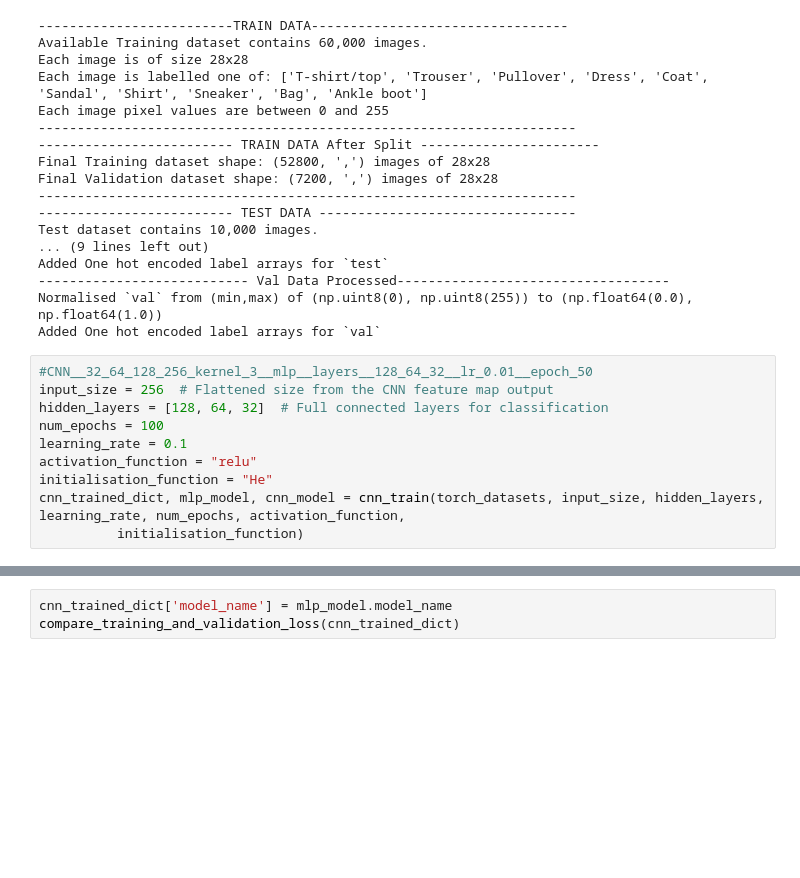
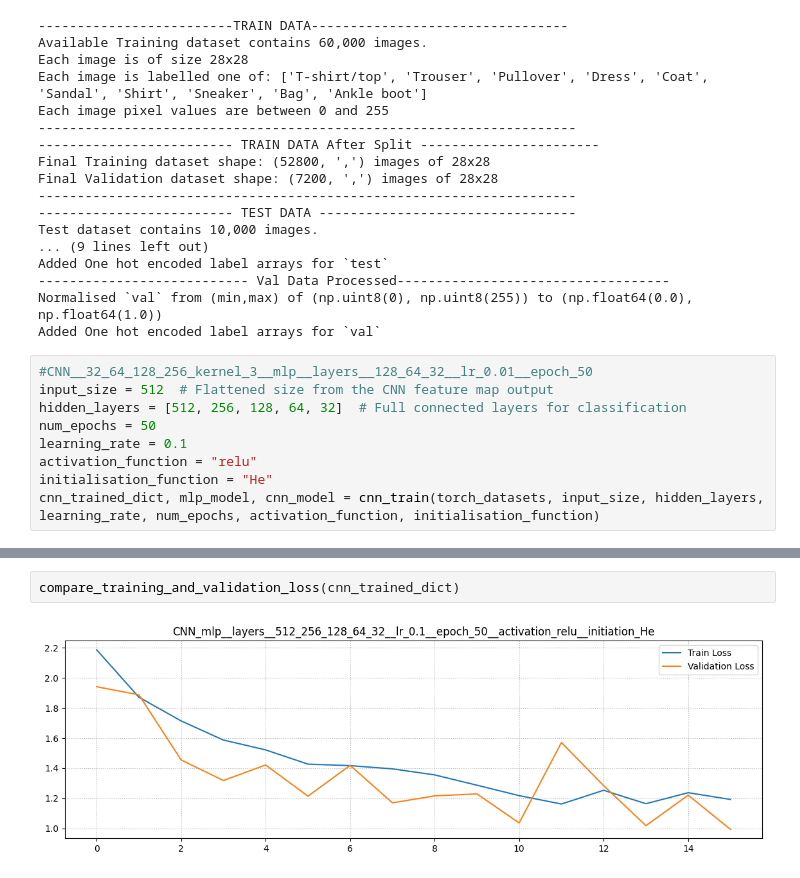
Before and after one commit to sreeram514/iitk, a Jupyter notebook: DL/Assignment/cnn_implementation.ipynb, the cells around one changed output, grey strips where cells are left out. Drawn from its saved outputs; the diff is of its cells as text; blank space fills up the shorter version.

```diff
--- a/DL/Assignment/cnn_implementation.ipynb
+++ b/DL/Assignment/cnn_implementation.ipynb
@@ -36,11 +37,10 @@ Normalised `val` from (min,max) of (np.uint8(0), np.uint8(255)) to (np.float64(0
 Added One hot encoded label arrays for `val`
 # %%
 #CNN__32_64_128_256_kernel_3__mlp__layers__128_64_32__lr_0.01__epoch_50
-input_size = 256  # Flattened size from the CNN feature map output
-hidden_layers = [128, 64, 32]  # Full connected layers for classification
-num_epochs = 100
+input_size = 512  # Flattened size from the CNN feature map output
+hidden_layers = [512, 256, 128, 64, 32]  # Full connected layers for classification
+num_epochs = 50
 learning_rate = 0.1
 activation_function = "relu"
 initialisation_function = "He"
-cnn_trained_dict, mlp_model, cnn_model = cnn_train(torch_datasets, input_size, hidden_layers, learning_rate, num_epochs, activation_function,
-          initialisation_function)
+cnn_trained_dict, mlp_model, cnn_model = cnn_train(torch_datasets, input_size, hidden_layers, learning_rate, num_epochs, activation_function, initialisation_function)
@@ -47,4 +65,5 @@ cnn_trained_dict, mlp_model, cnn_model = cnn_train(torch_datasets, input_size, h
 # %%
-cnn_trained_dict['model_name'] = mlp_model.model_name
 compare_training_and_validation_loss(cnn_trained_dict)
+# %% [output]
+[figure, added]
 # %%
```
Also changed, not shown: parts of 16 cells of this notebook, 8 other files.
